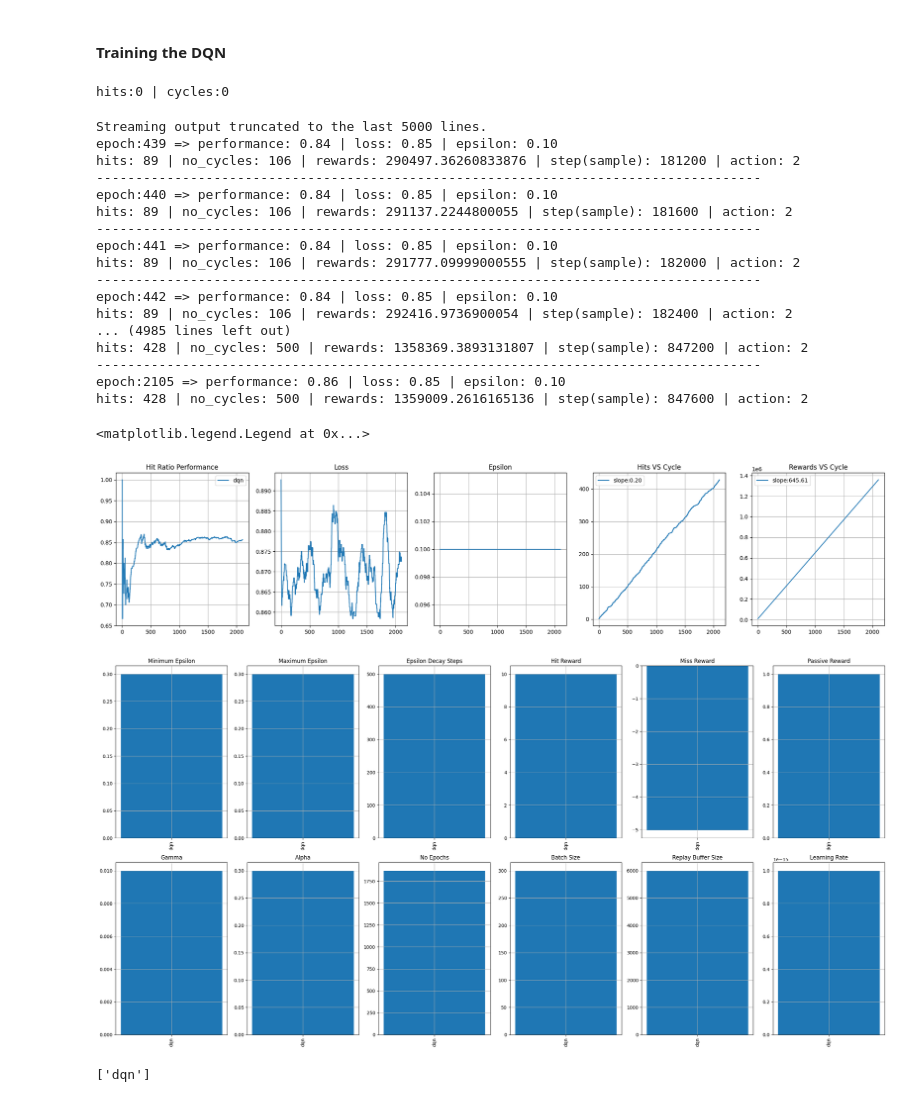
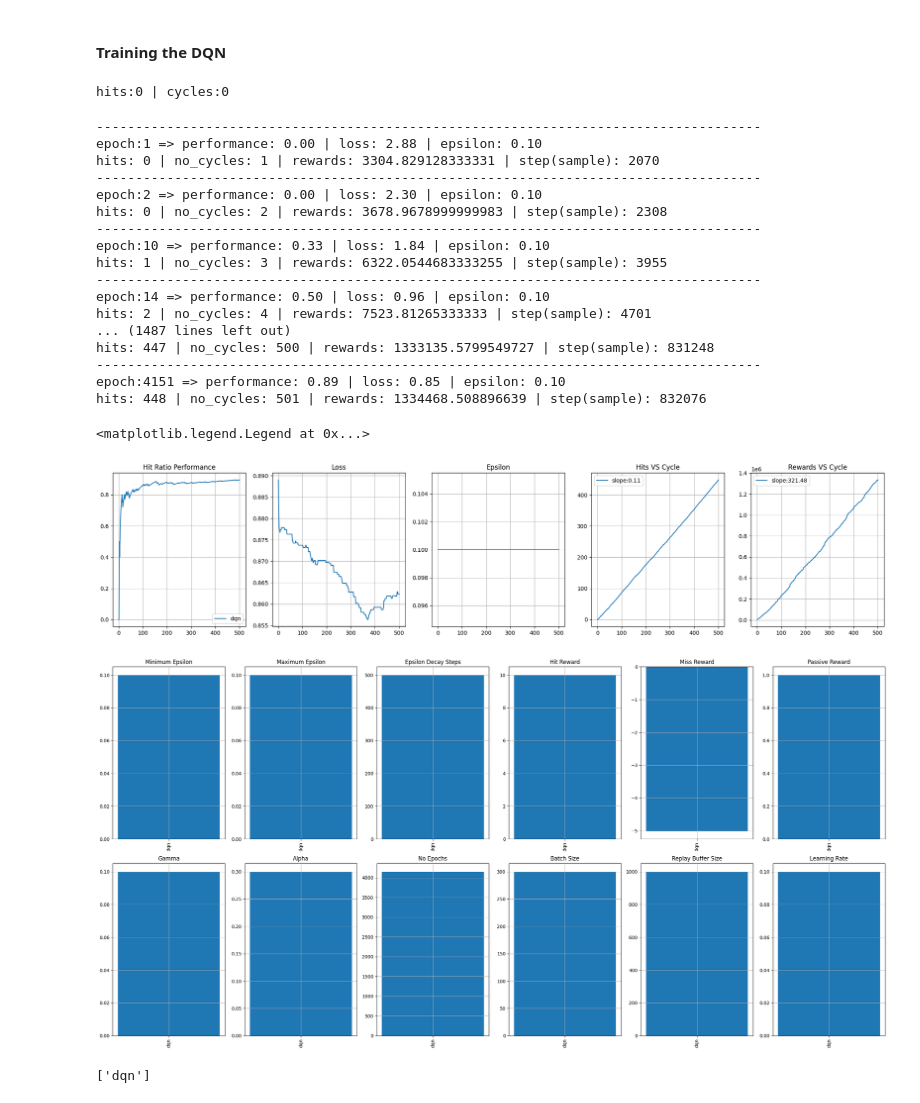
Before and after one commit to emmanuel-olateju/atari_pingpong, a Jupyter notebook: training.ipynb, the cells around one changed output. Cells and saved outputs as stored; diff of their text form; code cells hidden in the pictures.

Commit message:
Improved DQN training loss curve

```diff
--- a/training.ipynb
+++ b/training.ipynb
@@ -386,13 +387,6 @@ def checkpoint_model(name,dqn,history,file_dir,file_name,epsilon_tuple,reward_tu
 # %% [markdown]
 #### Training the DQN
 # %%
-
-# seed = 40
-
-# random.seed(seed)
-# np.random.seed(seed)
-# torch.manual_seed(seed)
-
 maximum_epsilon, minimum_epsilon, epsilon_decay_steps = 0.1,0.1,500
 alpha = 0.3
 gamma = 0.1
@@ -405,15 +399,16 @@ rewards = []
 train = True
 training_loop = 0
 last_training_step = 0
-training_intervals = 400
+training_intervals = 200
 
 no_epochs = 500
 no_epochs_per_epoch = 10
 batch_size = 300
-replay_buffer_size = 6000
+replay_buffer_size = 1000
 
 model_name = "dqn"
 cycle = 0
+old_cycle = 0
 hits = 0
 total_rewards = 0
 
@@ -498,14 +493,17 @@ while train==True:
             batch_loss += loss
         loss = batch_loss/no_epochs_per_epoch
 
-        print("-------------------------------------------------------------------------------------")
-        print(f"epoch:{training_loop} => performance: {env.get_hits()/env.get_cycles():.2f} | loss: {loss.item():.2f} | epsilon: {epsilon:.2f}")
-        print(f"hits: {env.get_hits()} | no_cycles: {env.get_cycles()} | rewards: {total_rewards} | step(sample): {env.steps} | action: {action}" )
-        history["hit_ratio"].append(hits/cycle)
-        history["loss"].append(loss)
-        history["epsilon"].append(epsilon)
-        history["hits"].append(hits)
-        history["rewards"].append(total_rewards)
+
+    if cycle>old_cycle:
+      old_cycle = cycle
+      print("-------------------------------------------------------------------------------------")
+      print(f"epoch:{training_loop} => performance: {env.get_hits()/env.get_cycles():.2f} | loss: {loss.item():.2f} | epsilon: {epsilon:.2f}")
+      print(f"hits: {env.get_hits()} | no_cycles: {env.get_cycles()} | rewards: {total_rewards} | step(sample): {env.steps}" )
+      history["hit_ratio"].append(hits/cycle)
+      history["loss"].append(loss)
+      history["epsilon"].append(epsilon)
+      history["hits"].append(hits)
+      history["rewards"].append(total_rewards)
 
     if cycle>500:
         Target_DQN.load_state_dict(Online_DQN.state_dict())
@@ -513,23 +511,23 @@ while train==True:
         no_epochs = training_loop
 # %% [output]
 hits:0 | cycles:0
-Streaming output truncated to the last 5000 lines.
-epoch:439 => performance: 0.84 | loss: 0.85 | epsilon: 0.10
-hits: 89 | no_cycles: 106 | rewards: 290497.36260833876 | step(sample): 181200 | action: 2
 -------------------------------------------------------------------------------------
-epoch:440 => performance: 0.84 | loss: 0.85 | epsilon: 0.10
-hits: 89 | no_cycles: 106 | rewards: 291137.2244800055 | step(sample): 181600 | action: 2
+epoch:1 => performance: 0.00 | loss: 2.88 | epsilon: 0.10
+hits: 0 | no_cycles: 1 | rewards: 3304.829128333331 | step(sample): 2070
 -------------------------------------------------------------------------------------
-epoch:441 => performance: 0.84 | loss: 0.85 | epsilon: 0.10
-hits: 89 | no_cycles: 106 | rewards: 291777.09999000555 | step(sample): 182000 | action: 2
+epoch:2 => performance: 0.00 | loss: 2.30 | epsilon: 0.10
+hits: 0 | no_cycles: 2 | rewards: 3678.9678999999983 | step(sample): 2308
 -------------------------------------------------------------------------------------
-epoch:442 => performance: 0.84 | loss: 0.85 | epsilon: 0.10
-hits: 89 | no_cycles: 106 | rewards: 292416.9736900054 | step(sample): 182400 | action: 2
-... (4985 lines left out)
-hits: 428 | no_cycles: 500 | rewards: 1358369.3893131807 | step(sample): 847200 | action: 2
+epoch:10 => performance: 0.33 | loss: 1.84 | epsilon: 0.10
+hits: 1 | no_cycles: 3 | rewards: 6322.0544683333255 | step(sample): 3955
 -------------------------------------------------------------------------------------
-epoch:2105 => performance: 0.86 | loss: 0.85 | epsilon: 0.10
-hits: 428 | no_cycles: 500 | rewards: 1359009.2616165136 | step(sample): 847600 | action: 2
+epoch:14 => performance: 0.50 | loss: 0.96 | epsilon: 0.10
+hits: 2 | no_cycles: 4 | rewards: 7523.81265333333 | step(sample): 4701
+... (1487 lines left out)
+hits: 447 | no_cycles: 500 | rewards: 1333135.5799549727 | step(sample): 831248
+-------------------------------------------------------------------------------------
+epoch:4151 => performance: 0.89 | loss: 0.85 | epsilon: 0.10
+hits: 448 | no_cycles: 501 | rewards: 1334468.508896639 | step(sample): 832076
 # %%
 checkpoint_model(model_name,Online_DQN,history,"DQN_training_sessions/",model_name+".sav",
                  (minimum_epsilon,maximum_epsilon,epsilon_decay_steps),(env.HIT_REWARD,env.MISS_REWARD,env.PASSIVE_REWARD),
@@ -547,39 +545,39 @@ dqn_exclude = [".ipynb_checkpoints","aqn.sav"]
 for exclude in dqn_exclude:
   if exclude in files:
     files.remove(exclude)
 for file in files:
     training_sessions.append(joblib.load(training_dir+file))
     sessions_name.append(training_sessions[-1]["name"])
 
 fig,ax = plt.subplots(1,5,figsize=(25,5))
 
 for train in training_sessions:
     window_size = ws = int(no_epochs*0.05)
     weights = np.ones(window_size)/window_size
     loss__ = np.array([loss_.detach().numpy() for loss_ in train["history"]["loss"]])
     loss__ = np.convolve(loss__,weights)
     hits_epoch_slope_ = train["PERFORMANCE"]["hits_epoch_slope"]
     rewards_epoch_slope_ = train["PERFORMANCE"]["rewards_epoch_slope"]
-    ax.flatten()[0].plot(np.linspace(0,train["PARAMS"]["no_epochs"],len(train["history"]["hit_ratio"])),train["history"]["hit_ratio"],label=train["name"])
-    ax.flatten()[1].plot(np.linspace(0,train["PARAMS"]["no_epochs"],len(loss__[ws:-1*ws])),loss__[ws:-1*ws])
-    ax.flatten()[2].plot(np.linspace(0,train["PARAMS"]["no_epochs"],len(train["history"]["epsilon"])),train["history"]["epsilon"])
-    ax.flatten()[3].plot(np.linspace(0,train["PARAMS"]["no_epochs"],len(train["history"]["hits"])),train["history"]["hits"],label=f"slope:{hits_epoch_slope_:.2f}")
-    ax.flatten()[4].plot(np.linspace(0,train["PARAMS"]["no_epochs"],len(train["history"]["rewards"])),train["history"]["rewards"],label=f"slope:{rewards_epoch_slope_:.2f}")
+    ax.flatten()[0].plot(np.linspace(0,train["PARAMS"]["no_cycles"],len(train["history"]["hit_ratio"])),train["history"]["hit_ratio"],label=train["name"])
+    ax.flatten()[1].plot(np.linspace(0,train["PARAMS"]["no_cycles"],len(loss__[ws:-1*ws])),loss__[ws:-1*ws])
+    ax.flatten()[2].plot(np.linspace(0,train["PARAMS"]["no_cycles"],len(train["history"]["epsilon"])),train["history"]["epsilon"])
+    ax.flatten()[3].plot(np.linspace(0,train["PARAMS"]["no_cycles"],len(train["history"]["hits"])),train["history"]["hits"],label=f"slope:{hits_epoch_slope_:.2f}")
+    ax.flatten()[4].plot(np.linspace(0,train["PARAMS"]["no_cycles"],len(train["history"]["rewards"])),train["history"]["rewards"],label=f"slope:{rewards_epoch_slope_:.2f}")
 
     for i in range(5):
         ax.flatten()[i].grid()
 
     ax.flatten()[0].set_title("Hit Ratio Performance")
     ax.flatten()[1].set_title("Loss")
     ax.flatten()[2].set_title("Epsilon")
     ax.flatten()[3].set_title("Hits VS Cycle")
     ax.flatten()[4].set_title("Rewards VS Cycle")
 ax.flatten()[0].legend()
 ax.flatten()[3].legend()
 ax.flatten()[4].legend()
 # %% [output]
 <matplotlib.legend.Legend at 0x...>
-[figure, old version]
+[figure, new version]
 # %%
 fig, ax = plt.subplots(2,6,figsize=(24,12))
 
@@ -610,7 +608,7 @@ for t,title in enumerate(["Minimum Epsilon","Maximum Epsilon","Epsilon Decay Ste
 
 fig.tight_layout()
 # %% [output]
-[figure, old version]
+[figure, new version]
 # %%
 sessions_name
 # %% [output]
```
Also changed, not shown: parts of 4 cells of this notebook.
